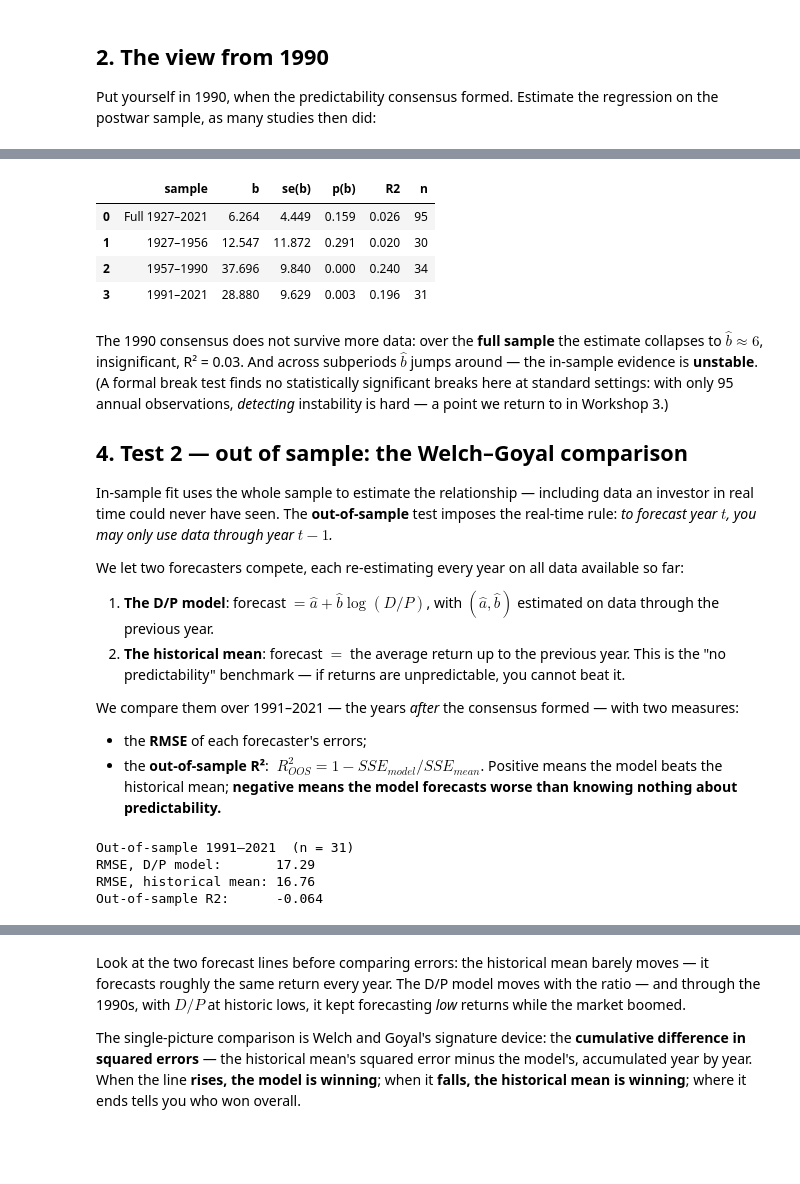
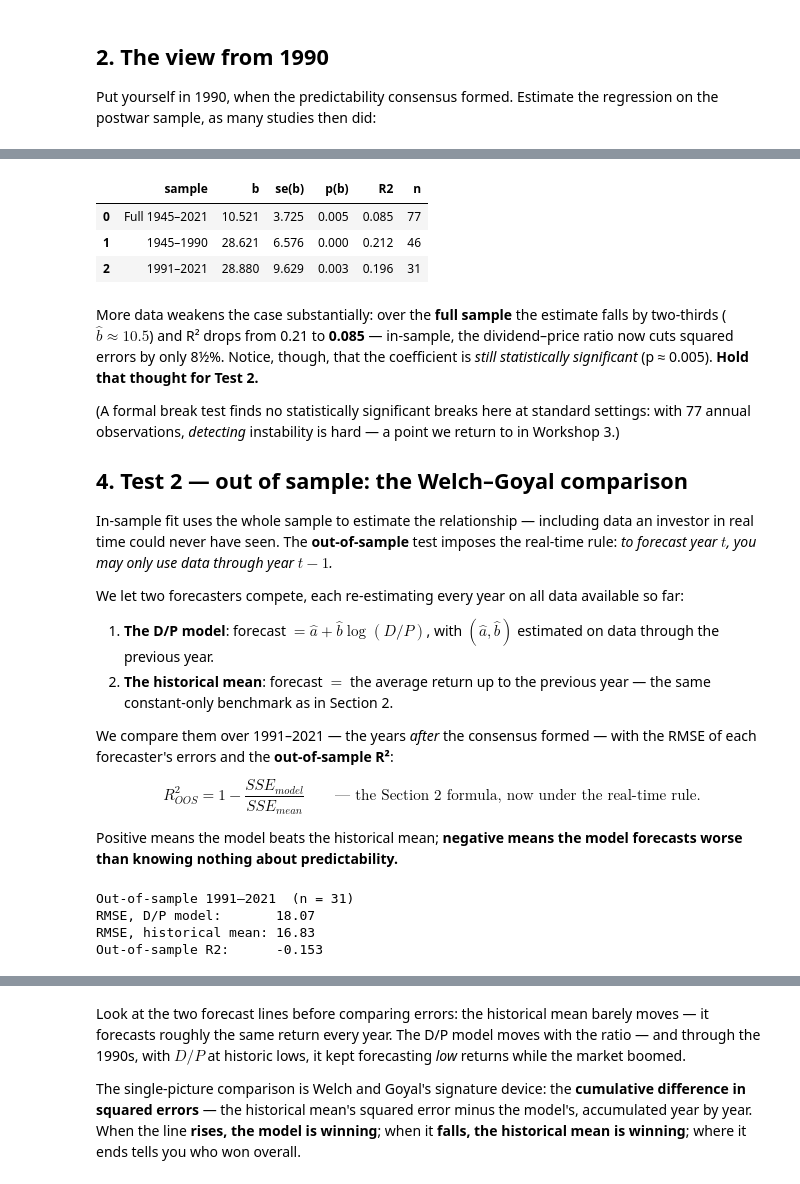
Before and after one commit to mortentabor/structural-change-seminar, a Jupyter notebook: notebooks/04-return-predictability.ipynb, the cells around one changed output, grey strips where cells are left out. Cells and saved outputs as stored; diff of their text form; code cells hidden in the pictures; blank space fills up the shorter version.

```diff
--- a/notebooks/04-return-predictability.ipynb
+++ b/notebooks/04-return-predictability.ipynb
@@ -40,7 +40,7 @@ def load(name):
         df = pd.read_csv(base + name, index_col="year")
     return df
 
-rp = load("return_predictability.csv").dropna()
+rp = load("return_predictability.csv").dropna().loc[1945:]  # postwar sample
 rp.tail(3)
 # %% [output]
 |  | dp | log_dp | ret_next | infl_next | real_ret_next |
@@ -94,25 +104,25 @@ The simplest test first: re-estimate with the thirty years of data that arrived
 # %%
 SUBSAMPLES = {
-    "Full 1927\u20132021": (1927, 2021),
-    "1927\u20131956":      (1927, 1956),
-    "1957\u20131990":      (1957, 1990),
+    "Full 1945\u20132021": (1945, 2021),
+    "1945\u20131990":      (1945, 1990),
     "1991\u20132021":      (1991, 2021),
 }
 
 rows = []
 for name, (start, end) in SUBSAMPLES.items():
     r = fit_rp(rp.loc[start:end])
     rows.append({"sample": name, "b": r.params["log_dp"], "se(b)": r.bse["log_dp"],
                  "p(b)": r.pvalues["log_dp"], "R2": r.rsquared, "n": int(r.nobs)})
 pd.DataFrame(rows).round(3)
 # %% [output]
 |  | sample | b | se(b) | p(b) | R2 | n |
-| 0 | Full 1927–2021 | 6.264 | 4.449 | 0.159 | 0.026 | 95 |
-| 1 | 1927–1956 | 12.547 | 11.872 | 0.291 | 0.020 | 30 |
-| 2 | 1957–1990 | 37.696 | 9.840 | 0.000 | 0.240 | 34 |
-| 3 | 1991–2021 | 28.880 | 9.629 | 0.003 | 0.196 | 31 |
+| 0 | Full 1945–2021 | 10.521 | 3.725 | 0.005 | 0.085 | 77 |
+| 1 | 1945–1990 | 28.621 | 6.576 | 0.000 | 0.212 | 46 |
+| 2 | 1991–2021 | 28.880 | 9.629 | 0.003 | 0.196 | 31 |
 # %% [markdown]
-The 1990 consensus does not survive more data: over the **full sample** the estimate collapses to $\hat{b} \approx 6$, insignificant, R² = 0.03. And across subperiods $\hat{b}$ jumps around — the in-sample evidence is **unstable**. (A formal break test finds no statistically significant breaks here at standard settings: with only 95 annual observations, *detecting* instability is hard — a point we return to in Workshop 3.)
+More data weakens the case substantially: over the **full sample** the estimate falls by two-thirds ($\hat{b} \approx 10.5$) and R² drops from 0.21 to **0.085** — in-sample, the dividend–price ratio now cuts squared errors by only 8½%. Notice, though, that the coefficient is *still statistically significant* (p ≈ 0.005). **Hold that thought for Test 2.**
+
+(A formal break test finds no statistically significant breaks here at standard settings: with 77 annual observations, *detecting* instability is hard — a point we return to in Workshop 3.)
 
 ## 4. Test 2 — out of sample: the Welch–Goyal comparison
 
@@ -121,12 +131,13 @@ In-sample fit uses the whole sample to estimate the relationship — including d
 We let two forecasters compete, each re-estimating every year on all data available so far:
 
 1. **The D/P model**: forecast $= \hat{a} + \hat{b} \log(D/P)$, with $(\hat{a}, \hat{b})$ estimated on data through the previous year.
-2. **The historical mean**: forecast $=$ the average return up to the previous year. This is the "no predictability" benchmark — if returns are unpredictable, you cannot beat it.
+2. **The historical mean**: forecast $=$ the average return up to the previous year — the same constant-only benchmark as in Section 2.
 
-We compare them over 1991–2021 — the years *after* the consensus formed — with two measures:
+We compare them over 1991–2021 — the years *after* the consensus formed — with the RMSE of each forecaster's errors and the **out-of-sample R²**:
 
-- the **RMSE** of each forecaster's errors;
-- the **out-of-sample R²**: $\;R^2_{OOS} = 1 - SSE_{model} / SSE_{mean}$. Positive means the model beats the historical mean; **negative means the model forecasts worse than knowing nothing about predictability.**
+$$R^2_{OOS} = 1 - \frac{SSE_{model}}{SSE_{mean}} \qquad \text{— the Section 2 formula, now under the real-time rule.}$$
+
+Positive means the model beats the historical mean; **negative means the model forecasts worse than knowing nothing about predictability.**
 # %%
 OOS_START = 1991  # first forecast year — try 1980, or 1966
 
@@ -153,9 +164,9 @@ print(f"RMSE, historical mean: {rmse_mean:.2f}")
 print(f"Out-of-sample R2:      {oos_r2:+.3f}")
 # %% [output]
 Out-of-sample 1991–2021  (n = 31)
-RMSE, D/P model:       17.29
-RMSE, historical mean: 16.76
-Out-of-sample R2:      -0.064
+RMSE, D/P model:       18.07
+RMSE, historical mean: 16.83
+Out-of-sample R2:      -0.153
 # %%
 # Figure 1: what each forecaster predicted, against what happened
 fig, ax = plt.subplots(figsize=(9, 4.8))
```
Also changed, not shown: parts of 9 cells of this notebook.
